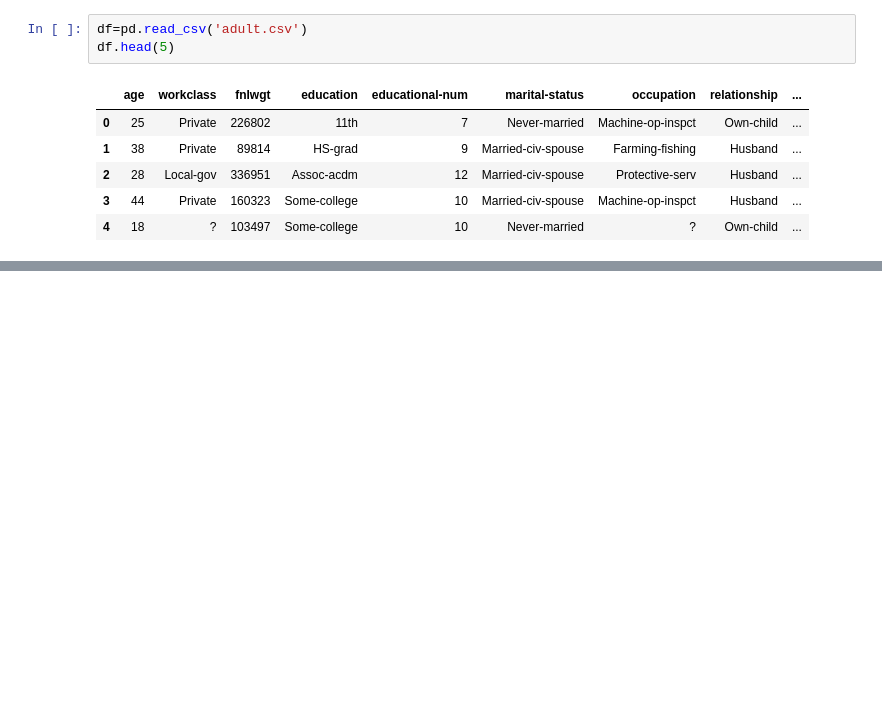
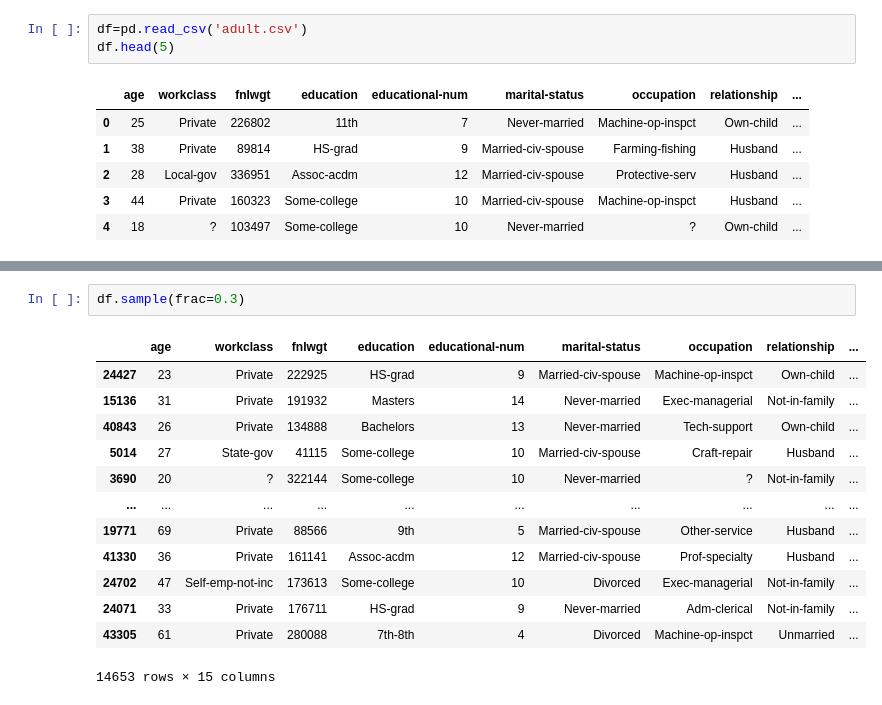
Before and after one commit to sahilsekr42/tryjup, a Jupyter notebook: Untitled.ipynb, the cells around one changed output, grey strips where cells are left out. Cells and saved outputs as stored; diff of their text form; blank space fills up the shorter version.

```diff
--- a/Untitled.ipynb
+++ b/Untitled.ipynb
@@ -15,0 +42,16 @@ df.head(5)
+# %%
+df.sample(frac=0.3)
+# %% [output]
+|  | age | workclass | fnlwgt | education | educational-num | marital-status | occupation | relationship | ... |
+| 24427 | 23 | Private | 222925 | HS-grad | 9 | Married-civ-spouse | Machine-op-inspct | Own-child | ... |
+| 15136 | 31 | Private | 191932 | Masters | 14 | Never-married | Exec-managerial | Not-in-family | ... |
+| 40843 | 26 | Private | 134888 | Bachelors | 13 | Never-married | Tech-support | Own-child | ... |
+| 5014 | 27 | State-gov | 41115 | Some-college | 10 | Married-civ-spouse | Craft-repair | Husband | ... |
+| 3690 | 20 | ? | 322144 | Some-college | 10 | Never-married | ? | Not-in-family | ... |
+| ... | ... | ... | ... | ... | ... | ... | ... | ... | ... |
+| 19771 | 69 | Private | 88566 | 9th | 5 | Married-civ-spouse | Other-service | Husband | ... |
+| 41330 | 36 | Private | 161141 | Assoc-acdm | 12 | Married-civ-spouse | Prof-specialty | Husband | ... |
+| 24702 | 47 | Self-emp-not-inc | 173613 | Some-college | 10 | Divorced | Exec-managerial | Not-in-family | ... |
+| 24071 | 33 | Private | 176711 | HS-grad | 9 | Never-married | Adm-clerical | Not-in-family | ... |
+| 43305 | 61 | Private | 280088 | 7th-8th | 4 | Divorced | Machine-op-inspct | Unmarried | ... |
+14653 rows × 15 columns
```
Also changed, not shown: parts of 8 cells of this notebook.
